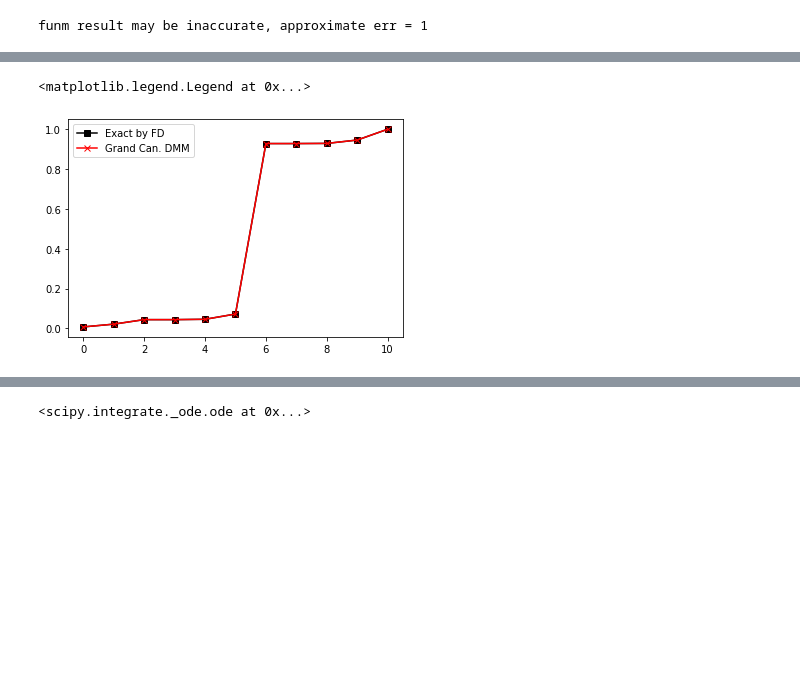
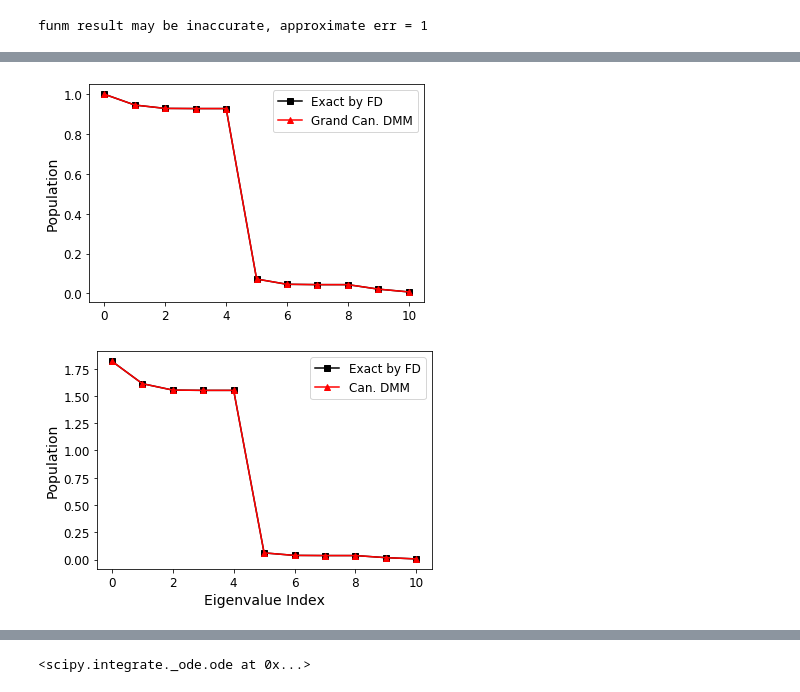
Before and after one commit to jleamer/DMM, a Jupyter notebook: RK4_DMM/core_part.ipynb, the cells around one changed output, grey strips where cells are left out. Drawn from its saved outputs; the diff is of its cells as text; code cells hidden in the pictures; blank space fills up the shorter version.

```diff
--- a/RK4_DMM/core_part.ipynb
+++ b/RK4_DMM/core_part.ipynb
@@ -17,6 +17,18 @@ import palser as pals
 import ntpoly as nt
 
 # Note: using np.sum(A * B.T) for matrices A, B is equivalent to Trace(A^dag B)
+# %%
+SMALL_SIZE = 12
+MEDIUM_SIZE = 14
+BIGGER_SIZE = 18
+
+plt.rc('font', size=SMALL_SIZE)          # controls default text sizes
+plt.rc('axes', titlesize=SMALL_SIZE)     # fontsize of the axes title
+plt.rc('axes', labelsize=MEDIUM_SIZE)    # fontsize of the x and y labels
+plt.rc('xtick', labelsize=SMALL_SIZE)    # fontsize of the tick labels
+plt.rc('ytick', labelsize=SMALL_SIZE)    # fontsize of the tick labels
+plt.rc('legend', fontsize=SMALL_SIZE)    # legend fontsize
+plt.rc('figure', titlesize=BIGGER_SIZE)  # fontsize of the figure title
 # %%
 '''
 A simple example to run DFT calculation.
@@ -126,7 +138,7 @@ dmm_gcp = gcp.rk4(gcp.rhs, ovlp/2, dbeta, h1e, inv_ovlp, identity, dmm_mu, num_s
 # Perform CP DMM method
 init_mu = h1e.trace()/ovlp.trace()
 init_rho = num_electrons*ovlp/ovlp.trace()
-dmm_cp, cp_mu = cp.rk4(cp.rhs, num_electrons*ovlp/ovlp.trace(), dbeta, h1e, inv_ovlp, identity, num_steps, num_electrons, ovlp, init_mu, 1e-10)
+dmm_cp, cp_mu = cp.rk4(cp.rhs, num_electrons*ovlp/ovlp.trace(), dbeta, h1e, inv_ovlp, identity, num_steps, num_electrons, ovlp, init_mu, 0)
 print(init_mu)
 print(cp_mu)
 #cp_mu = cp.get_mu(dmm_cp, h1e, inv_ovlp, num_electrons, ovlp)
@@ -143,11 +155,24 @@ print(cp_exact.trace())
 # %%
 # Plot the eigenvalue spectra of each
-plt.plot(linalg.eigvalsh(exact_P, ovlp), 'ks-', label="Exact by FD")
-plt.plot(linalg.eigvalsh(dmm_gcp, ovlp), 'rx-', label="Grand Can. DMM")
+plt.figure(1)
+plt.plot(linalg.eigvalsh(exact_P, ovlp)[::-1], 'ks-', label="Exact by FD")
+plt.plot(linalg.eigvalsh(dmm_gcp, ovlp)[::-1], 'r^-', label="Grand Can. DMM")
+plt.ylabel("Population")
 plt.legend(numpoints=1)
+plt.savefig("gc_non_lin_eigs.pdf")
+
+plt.figure(2)
+cp_exact_eigs = linalg.eigvalsh(cp_exact, ovlp)
+dmm_cp_eigs = linalg.eigvalsh(dmm_cp, ovlp)
+plt.plot(cp_exact_eigs[::-1], 'ks-', label="Exact by FD")
+plt.plot(dmm_cp_eigs[::-1], 'r^-', label="Can. DMM")
+plt.ylabel("Population")
+plt.xlabel("Eigenvalue Index")
+plt.legend(numpoints=1)
+plt.savefig("c_non_lin_eigs.pdf")
 # %% [output]
-<matplotlib.legend.Legend at 0x...>
-[figure, old version]
+[figure, new version]
+[figure, added]
 # %%
 cp_exact_eigs = linalg.eigvalsh(cp_exact, ovlp)
 dmm_cp_eigs = linalg.eigvalsh(dmm_cp, ovlp)
```
Also changed, not shown: parts of 5 cells of this notebook, 26 other files.
